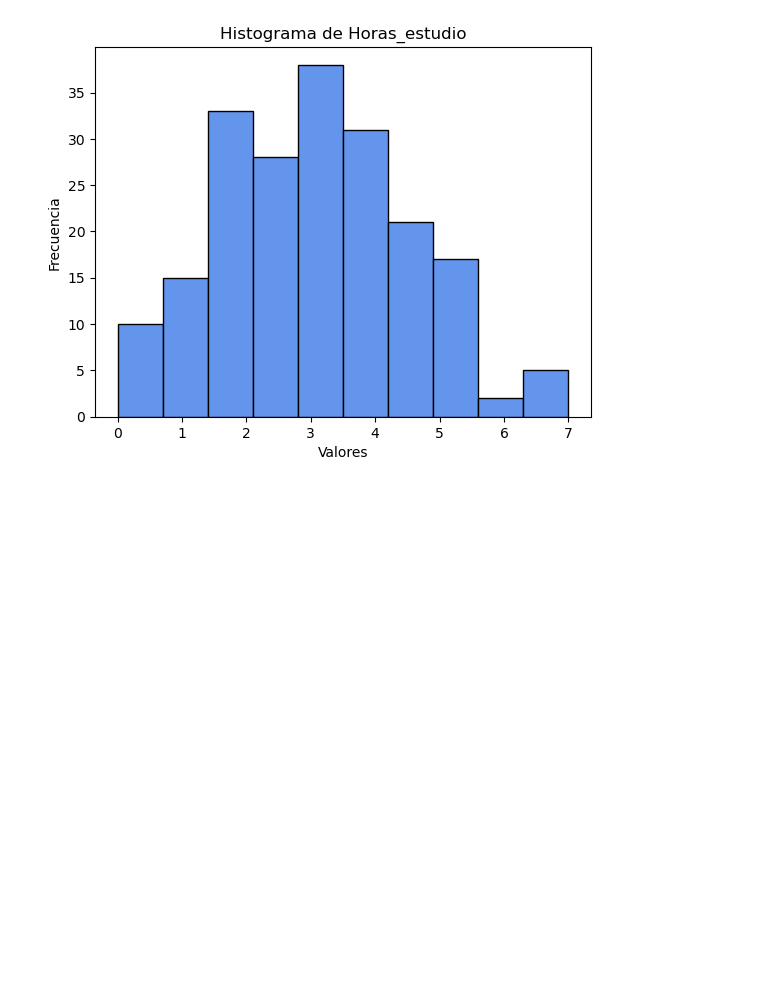
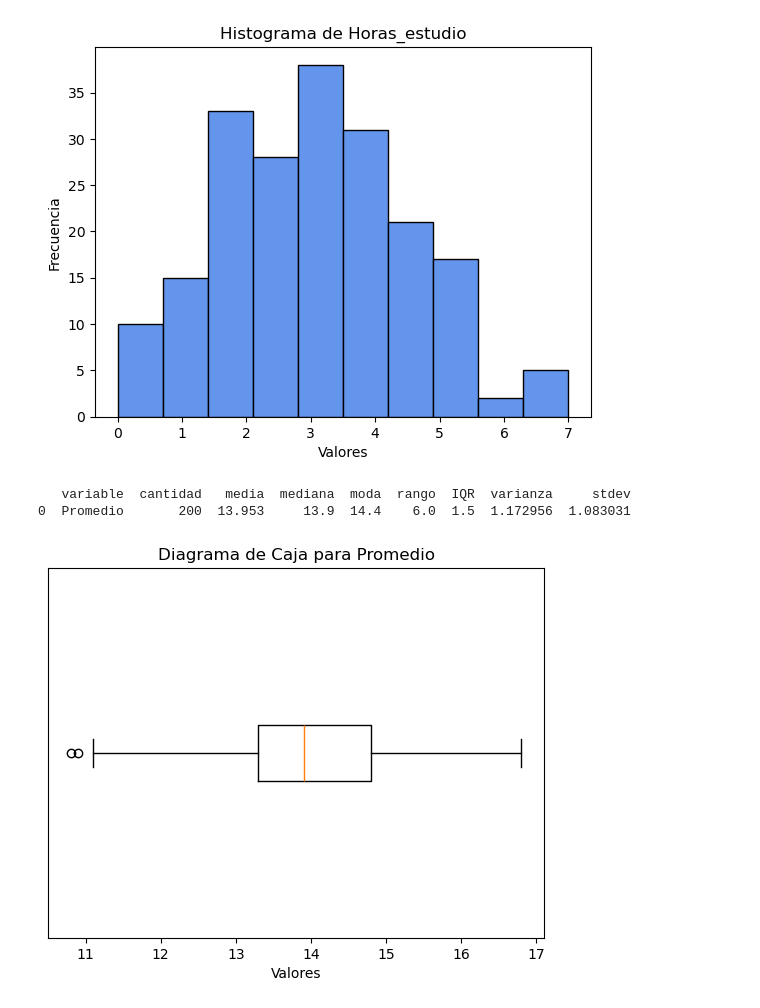
Before and after one commit to Lupinthethird2/GrupoLP2, a Jupyter notebook: proyecto_1.ipynb, the cells around one changed output. Cells and saved outputs as stored; diff of their text form; code cells hidden in the pictures; blank space fills up the shorter version.

Commit message:
Corrigiendo funcion de los graficos y agregando nuevos graficos al segundo archivo

```diff
--- a/proyecto_1.ipynb
+++ b/proyecto_1.ipynb
@@ -282,3 +289,14 @@ analizador_estudio.bar_plot()
       stdev
 0  1.474762
 [figure]
+# %%
+# Prueba Numérica(Promedio)
+datos_promedio = df_unalm["Promedio"].tolist()
+analizador_promedio = EstadisticasNum("Promedio", datos_promedio)
+print(analizador_promedio.summary())
+#Grafico de caja
+analizador_promedio.box_plot()
+# %% [output]
+   variable  cantidad   media  mediana  moda  rango  IQR  varianza     stdev
+0  Promedio       200  13.953     13.9  14.4    6.0  1.5  1.172956  1.083031
+[figure, added]
```
Also changed, not shown: parts of 6 cells of this notebook.
